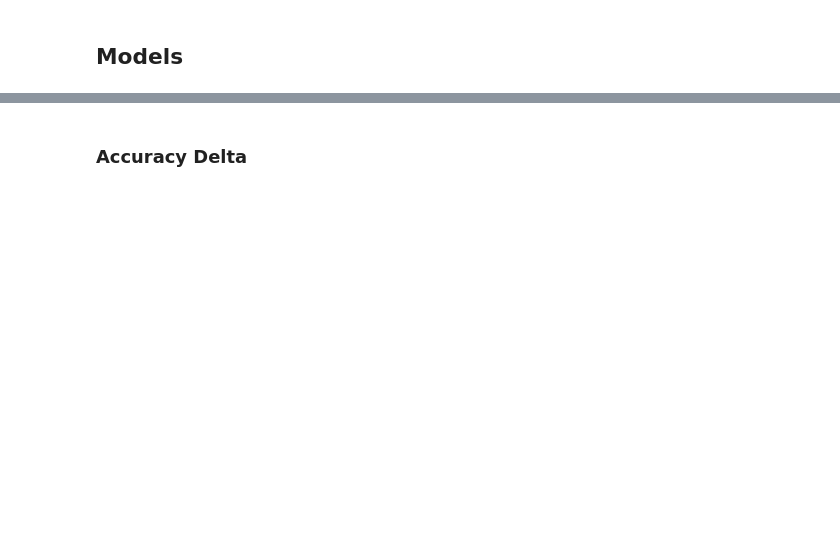
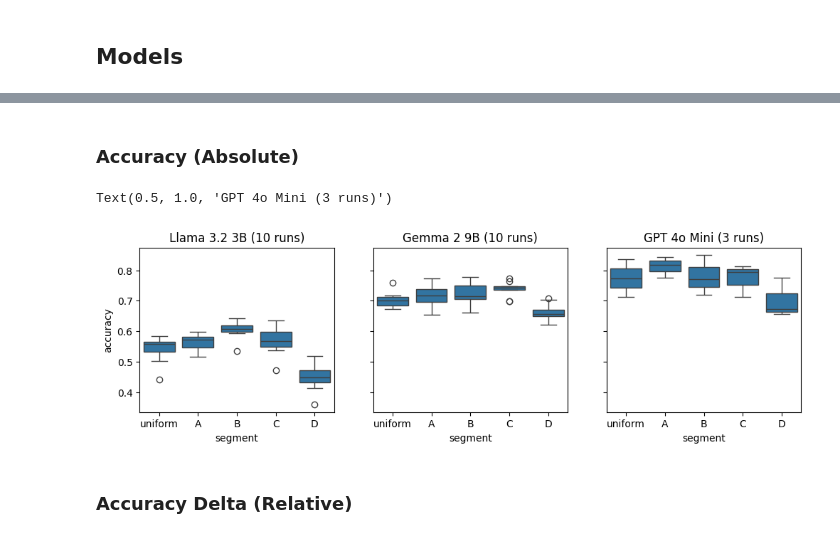
Before and after one commit to stickshift/llm-mcq-bias, a Jupyter notebook: notebooks/00-overview.ipynb, the cells around one changed output, grey strips where cells are left out. Saved outputs shown, nothing was run; the diff lists cells and outputs as text; code cells hidden in the pictures; blank space fills up the shorter version.

```diff
--- a/notebooks/00-overview.ipynb
+++ b/notebooks/00-overview.ipynb
@@ -98,8 +345,6 @@ paths = {
 }
 
 metrics = {k: json.loads(v.read_text()) for k, v in paths.items()}
-# %% [markdown]
-### Accuracy Delta
 # %%
 # Prep results
 rows = []
@@ -113,4 +359,25 @@ for model_name, model_metrics in metrics.items():
                 "accuracy_delta": run[segment]["accuracy"] - baseline,
             })
 results = DataFrame(rows)
+# %% [markdown]
+### Accuracy (Absolute)
+# %%
+fig, axs = plt.subplots(ncols=3, sharey=True, figsize=(12,3))
+
+# llama32_3b
+sns.boxplot(x="segment", y="accuracy", data=results[results.model_name == "llama32_3b"], ax=axs[0])
+axs[0].set_title("Llama 3.2 3B (10 runs)")
+
+# gemma2_9b
+sns.boxplot(x="segment", y="accuracy", data=results[results.model_name == "gemma2_9b"], ax=axs[1])
+axs[1].set_title("Gemma 2 9B (10 runs)")
+
+# gpt4o_mini
+sns.boxplot(x="segment", y="accuracy", data=results[results.model_name == "gpt4o_mini"], ax=axs[2])
+axs[2].set_title("GPT 4o Mini (3 runs)")
+# %% [output]
+Text(0.5, 1.0, 'GPT 4o Mini (3 runs)')
+[figure, added]
+# %% [markdown]
+### Accuracy Delta (Relative)
 # %%
```
Also changed, not shown: parts of 50 cells of this notebook, 3 other files.
